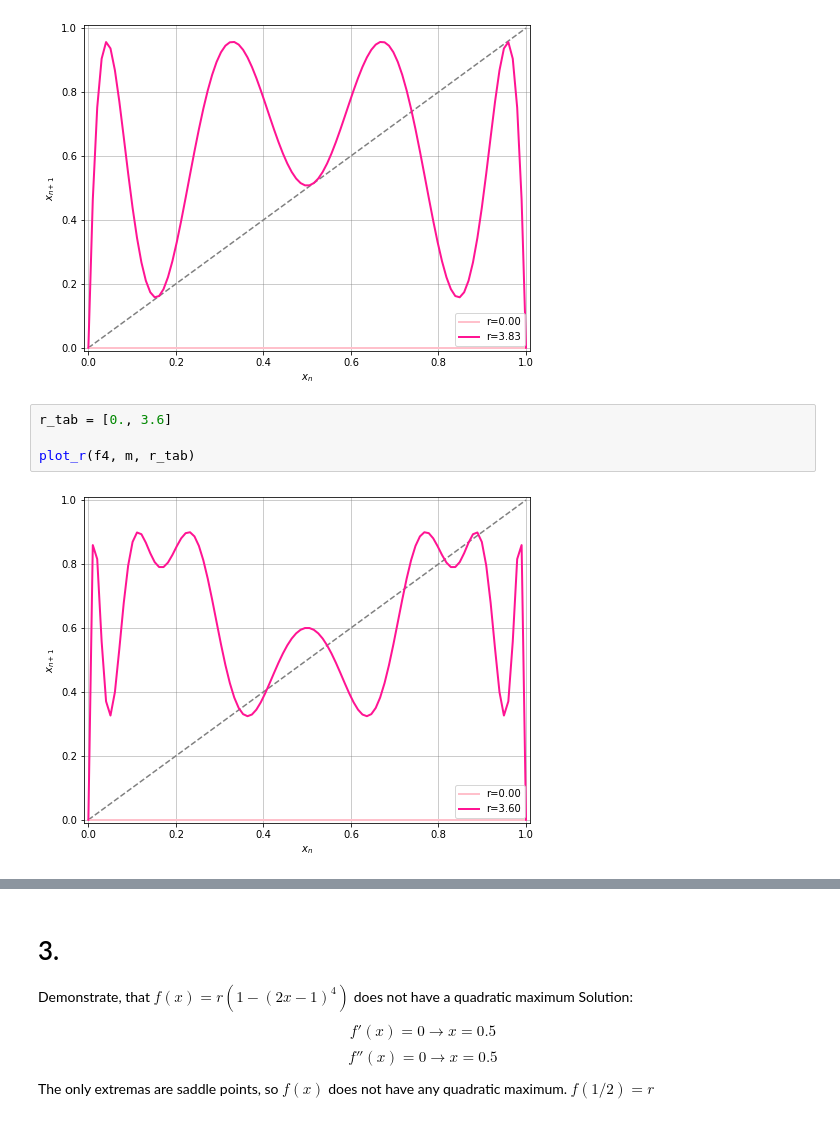
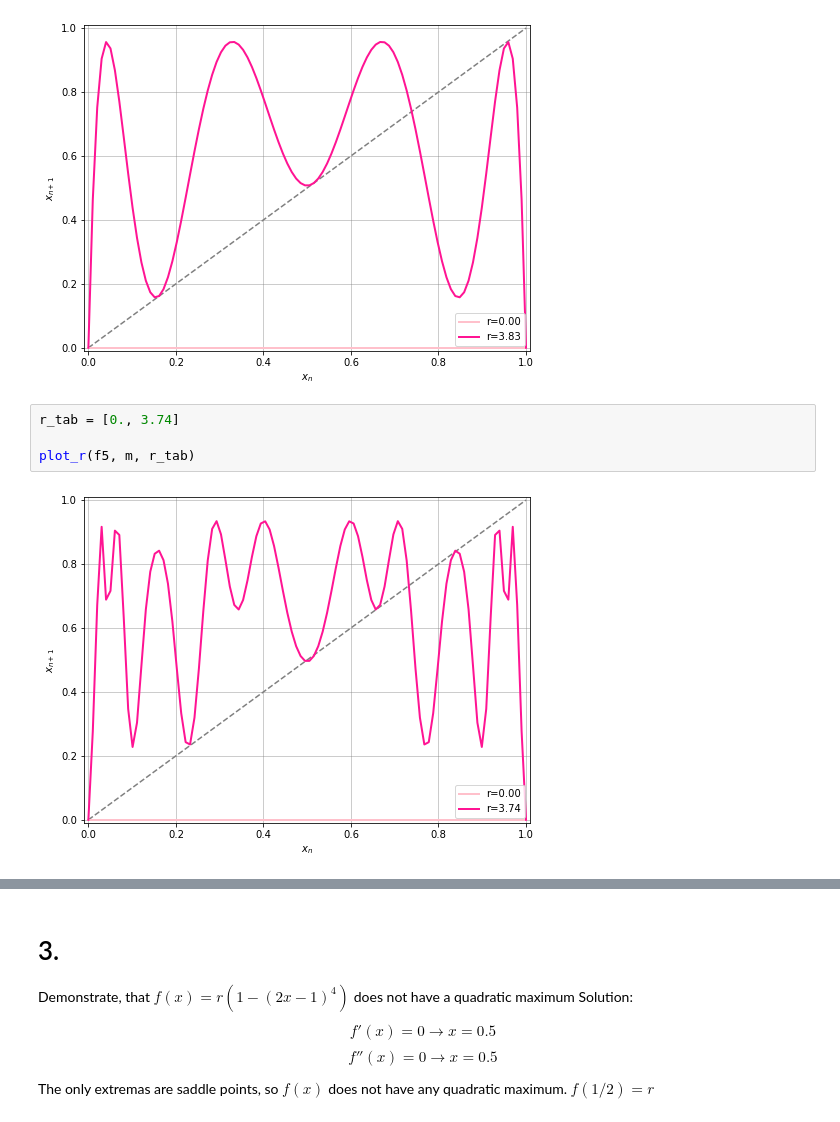
Before and after one commit to Milwa97/PlayGround, a Jupyter notebook: Chaos/Cobweb.ipynb, the cells around one changed output, grey strips where cells are left out. Cells and saved outputs as stored; diff of their text form.

```diff
--- a/Chaos/Cobweb.ipynb
+++ b/Chaos/Cobweb.ipynb
@@ -150,8 +150,8 @@ plot_r(f3, m, r_tab)
 # %% [output]
 [figure]
 # %%
-r_tab = [0., 3.6]
+r_tab = [0., 3.74]
 
-plot_r(f4, m, r_tab)
+plot_r(f5, m, r_tab)
 # %% [output]
-[figure, old version]
+[figure, new version]
```
Also changed, not shown: parts of 1 cell of this notebook.
